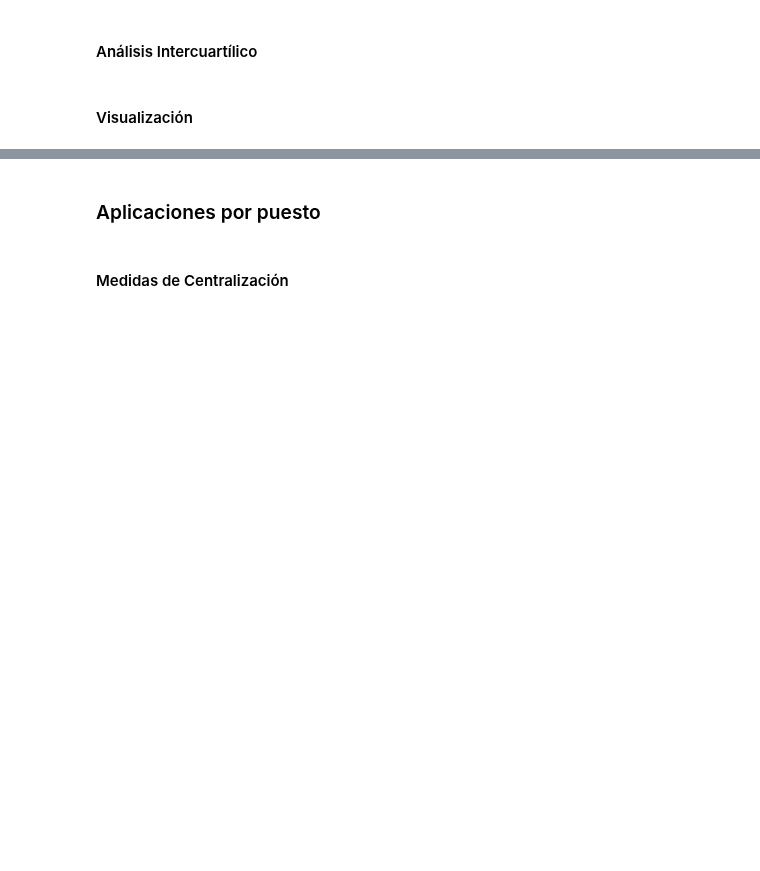
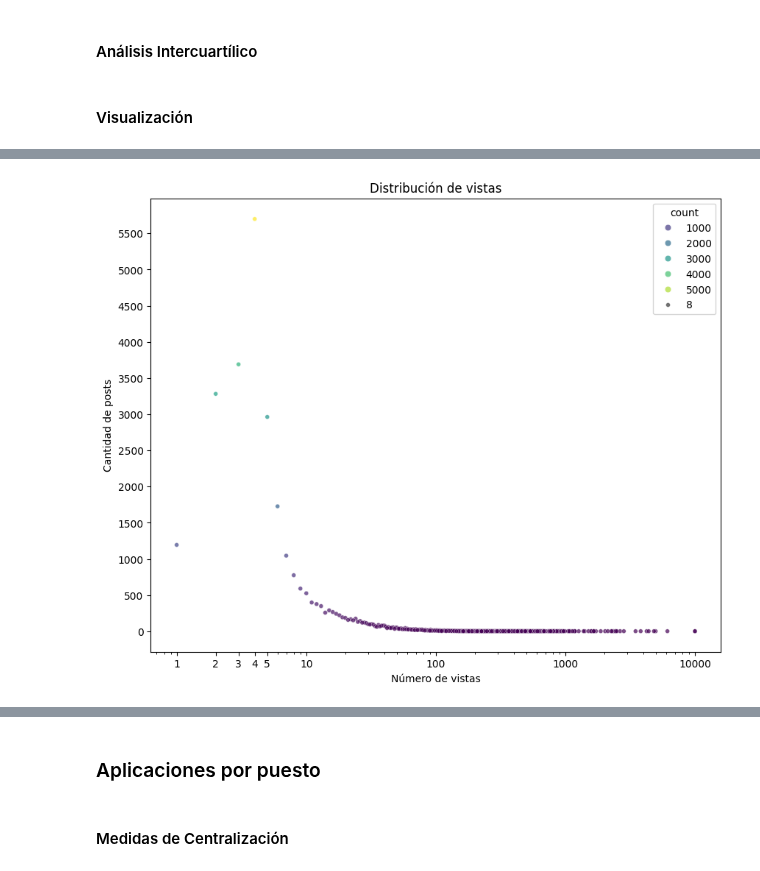
Before and after one commit to sarahcoral/ProyectoABD, a Jupyter notebook: proyectoabdbook/_build/jupyter_execute/visualization_notebooks/descriptive_analysis.ipynb, the cells around one changed output, grey strips where cells are left out. Cells and saved outputs as stored; diff of their text form; code cells hidden in the pictures; blank space fills up the shorter version.

```diff
--- a/proyectoabdbook/_build/jupyter_execute/visualization_notebooks/descriptive_analysis.ipynb
+++ b/proyectoabdbook/_build/jupyter_execute/visualization_notebooks/descriptive_analysis.ipynb
@@ -415,0 +386,3 @@ plt.show()
+# %%
+view_counts = views.value_counts()
+view_counts
@@ -415,0 +403,3 @@ plt.show()
+# %%
+df_views = pd.DataFrame(view_counts)
+df_views.sort_values(by='count', ascending=True)
@@ -415,0 +421,33 @@ plt.show()
+# %%
+import matplotlib.ticker as ticker
+#df_views = df_num[views]
+#df_views = pd.DataFrame(views)
+plt.figure(figsize=(10, 8))
+sns.scatterplot(x='views', y='count',data=df_views, size=8, hue='count',palette='viridis', alpha=0.7)
+
+#plt.xticks(ticks=np.arange(0, 10000, 500), labels=[f'{int(i/1):,}' for i in np.arange(0, 10000, 500)])
+#plt.yticks(ticks=np.arange(0, 6000, 500), labels=[f'{int(i/1):,}' for i in np.arange(0, 6000, 500)])
+#plt.yticks(ticks=[0], labels=[''])
+plt.ylabel('Cantidad de posts')
+plt.xlabel('Número de vistas')
+plt.title('Distribución de vistas')
+
+# Set the x and y axes to a logarithmic scale
+plt.xscale('log')
+#plt.yscale('log')
+
+# Custom tick values for x and y axes
+x_ticks = [1, 2, 3, 4, 5, 10, 100, 1000, 10000]  # Example tick values for the x-axis
+y_ticks = np.arange(0, 6000, 500)#[500, 100, 5000]  # Example tick values for the y-axis
+
+# Apply custom ticks to both axes
+plt.gca().set_xticks(x_ticks)
+plt.gca().set_yticks(y_ticks)
+
+# Optionally, format the ticks for better readability
+plt.gca().xaxis.set_major_formatter(ticker.FuncFormatter(lambda x, _: f'{int(x)}'))
+plt.gca().yaxis.set_major_formatter(ticker.FuncFormatter(lambda y, _: f'{int(y)}'))
+
+plt.show()
+# %% [output]
+[figure, added]
```
Also changed, not shown: parts of 18 cells of this notebook, 41 other files.
